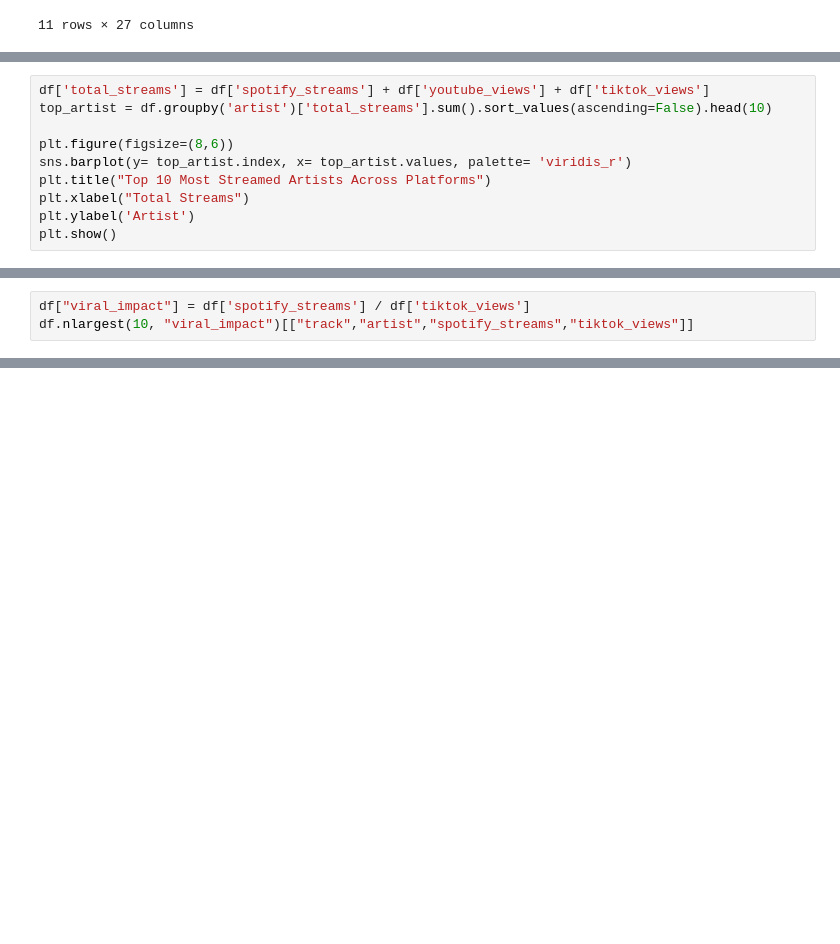
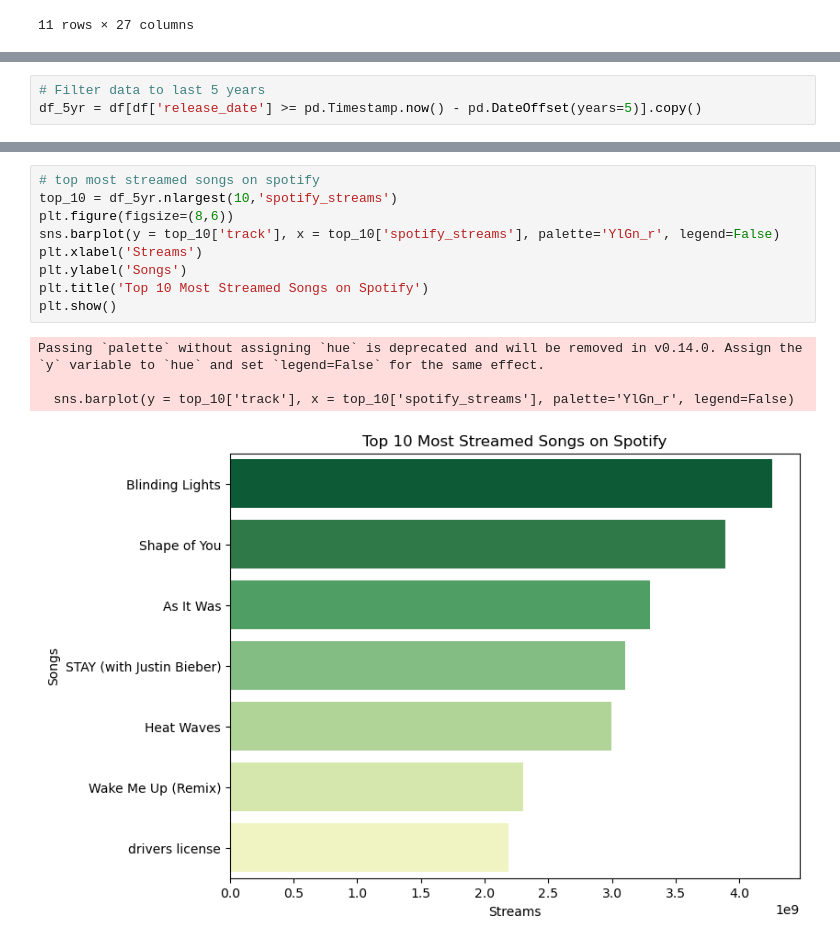
Before and after one commit to nlicari1/Songs_Streamed_2024, a Jupyter notebook: streamed_songs.ipynb, the cells around one changed output, grey strips where cells are left out. Cells and saved outputs as stored; diff of their text form; blank space fills up the shorter version.

```diff
--- a/streamed_songs.ipynb
+++ b/streamed_songs.ipynb
@@ -321,10 +175,0 @@ Determine which platform (Spotify, YouTube, TikTok) contributes most to an artis
-# %%
-df['total_streams'] = df['spotify_streams'] + df['youtube_views'] + df['tiktok_views']
-top_artist = df.groupby('artist')['total_streams'].sum().sort_values(ascending=False).head(10)
-
-plt.figure(figsize=(8,6))
-sns.barplot(y= top_artist.index, x= top_artist.values, palette= 'viridis_r')
-plt.title("Top 10 Most Streamed Artists Across Platforms")
-plt.xlabel("Total Streams")
-plt.ylabel('Artist')
-plt.show()
@@ -368,3 +175,0 @@ df[['tiktok_views', 'spotify_streams']].corr()
-# %%
-df["viral_impact"] = df['spotify_streams'] / df['tiktok_views']
-df.nlargest(10, "viral_impact")[["track","artist","spotify_streams","tiktok_views"]]
@@ -382,0 +176,3 @@ df.nlargest(10, "viral_impact")[["track","artist","spotify_streams","tiktok_view
+# %%
+# Filter data to last 5 years
+df_5yr = df[df['release_date'] >= pd.Timestamp.now() - pd.DateOffset(years=5)].copy()
@@ -382,0 +191,14 @@ df.nlargest(10, "viral_impact")[["track","artist","spotify_streams","tiktok_view
+# %%
+# top most streamed songs on spotify
+top_10 = df_5yr.nlargest(10,'spotify_streams')
+plt.figure(figsize=(8,6))
+sns.barplot(y = top_10['track'], x = top_10['spotify_streams'], palette='YlGn_r', legend=False)
+plt.xlabel('Streams')
+plt.ylabel('Songs')
+plt.title('Top 10 Most Streamed Songs on Spotify')
+plt.show()
+# %% [output]
+Passing `palette` without assigning `hue` is deprecated and will be removed in v0.14.0. Assign the `y` variable to `hue` and set `legend=False` for the same effect.
+
+  sns.barplot(y = top_10['track'], x = top_10['spotify_streams'], palette='YlGn_r', legend=False)
+[figure, added]
```
Also changed, not shown: parts of 38 cells of this notebook, 1 other file.
